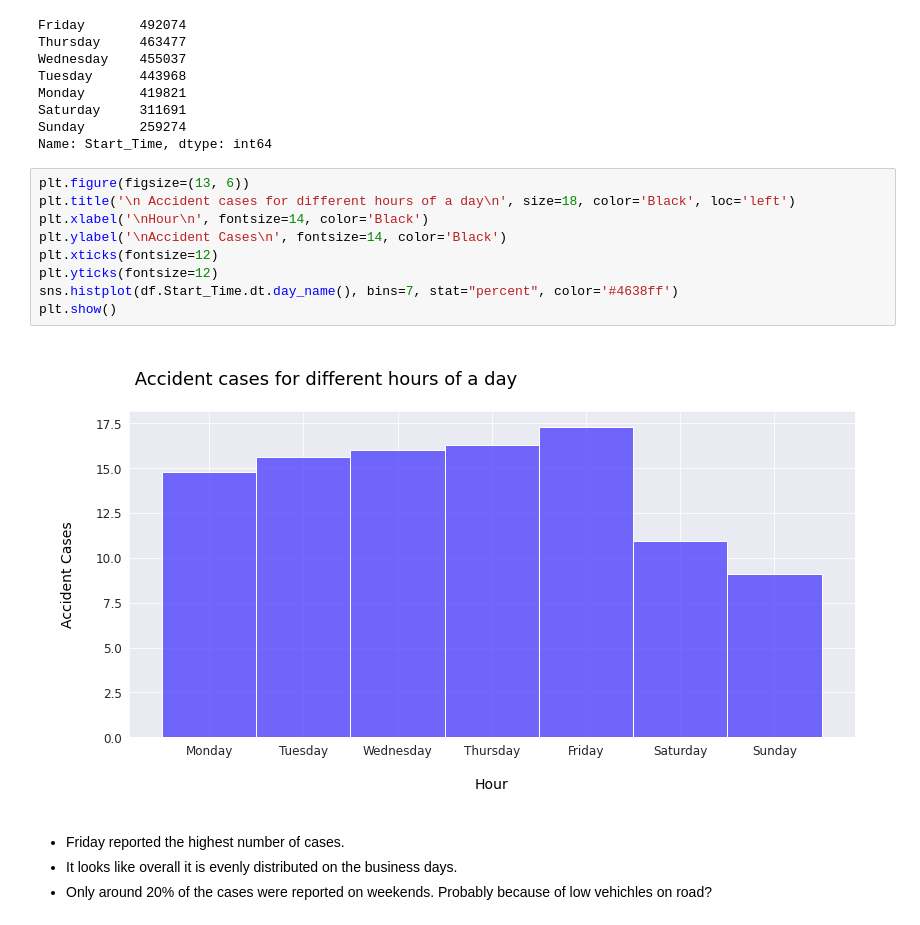
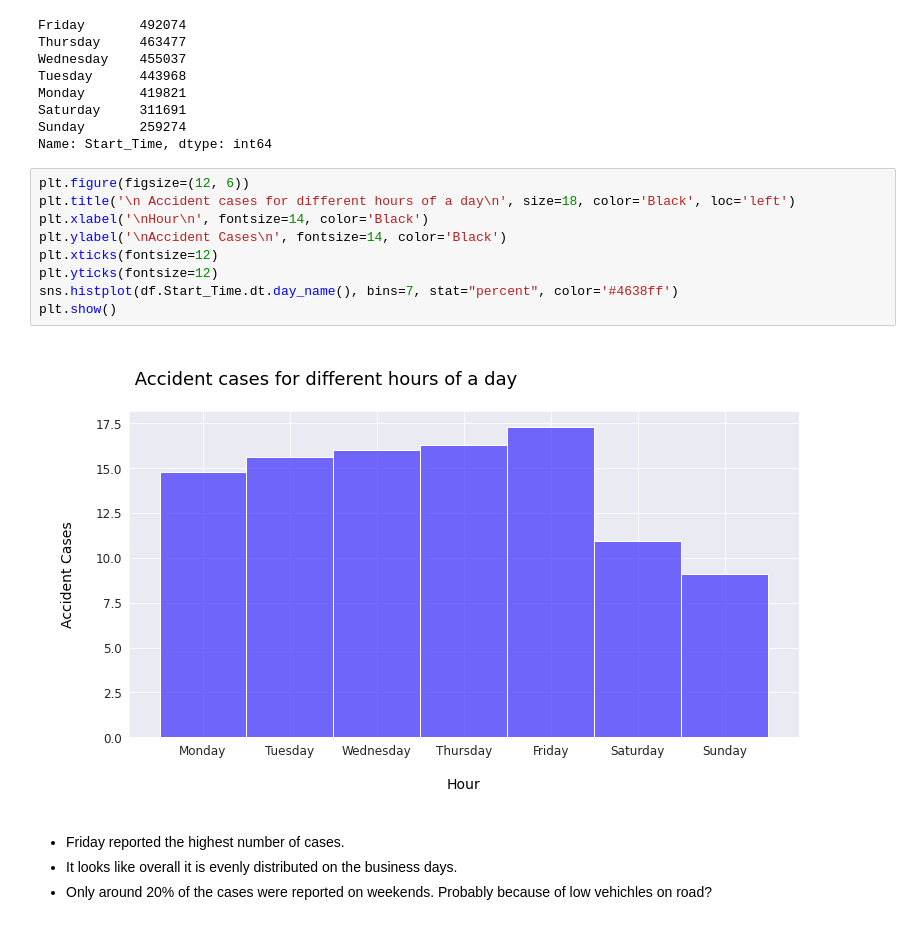
Before and after one commit to matthewmachnowski/us-accidents-analysis, a Jupyter notebook: us_accidents_analysis.ipynb, the cells around one changed output. Saved outputs shown, nothing was run; the diff lists cells and outputs as text.

```diff
--- a/us_accidents_analysis.ipynb
+++ b/us_accidents_analysis.ipynb
@@ -264,16 +260,16 @@ Saturday     311691
 Sunday       259274
 Name: Start_Time, dtype: int64
 # %%
-plt.figure(figsize=(13, 6))
+plt.figure(figsize=(12, 6))
 plt.title('\n Accident cases for different hours of a day\n', size=18, color='Black', loc='left')
 plt.xlabel('\nHour\n', fontsize=14, color='Black')
 plt.ylabel('\nAccident Cases\n', fontsize=14, color='Black')
 plt.xticks(fontsize=12)
 plt.yticks(fontsize=12)
 sns.histplot(df.Start_Time.dt.day_name(), bins=7, stat="percent", color='#4638ff')
 plt.show()
 # %% [output]
-[figure, old version]
+[figure, new version]
 # %% [markdown]
 - Friday reported the highest number of cases.
 - It looks like overall it is evenly distributed on the business days.
```
Also changed, not shown: parts of 15 cells of this notebook.
